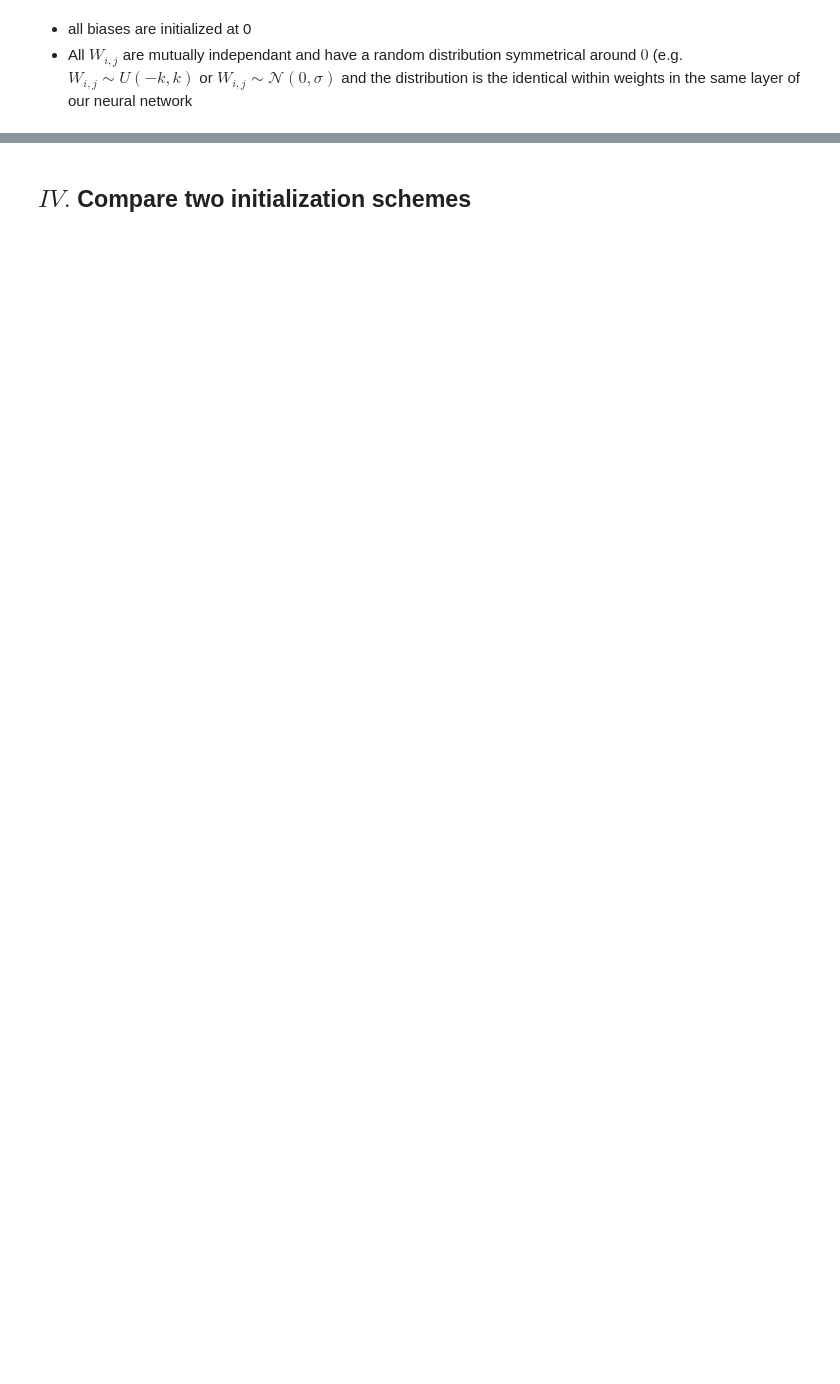
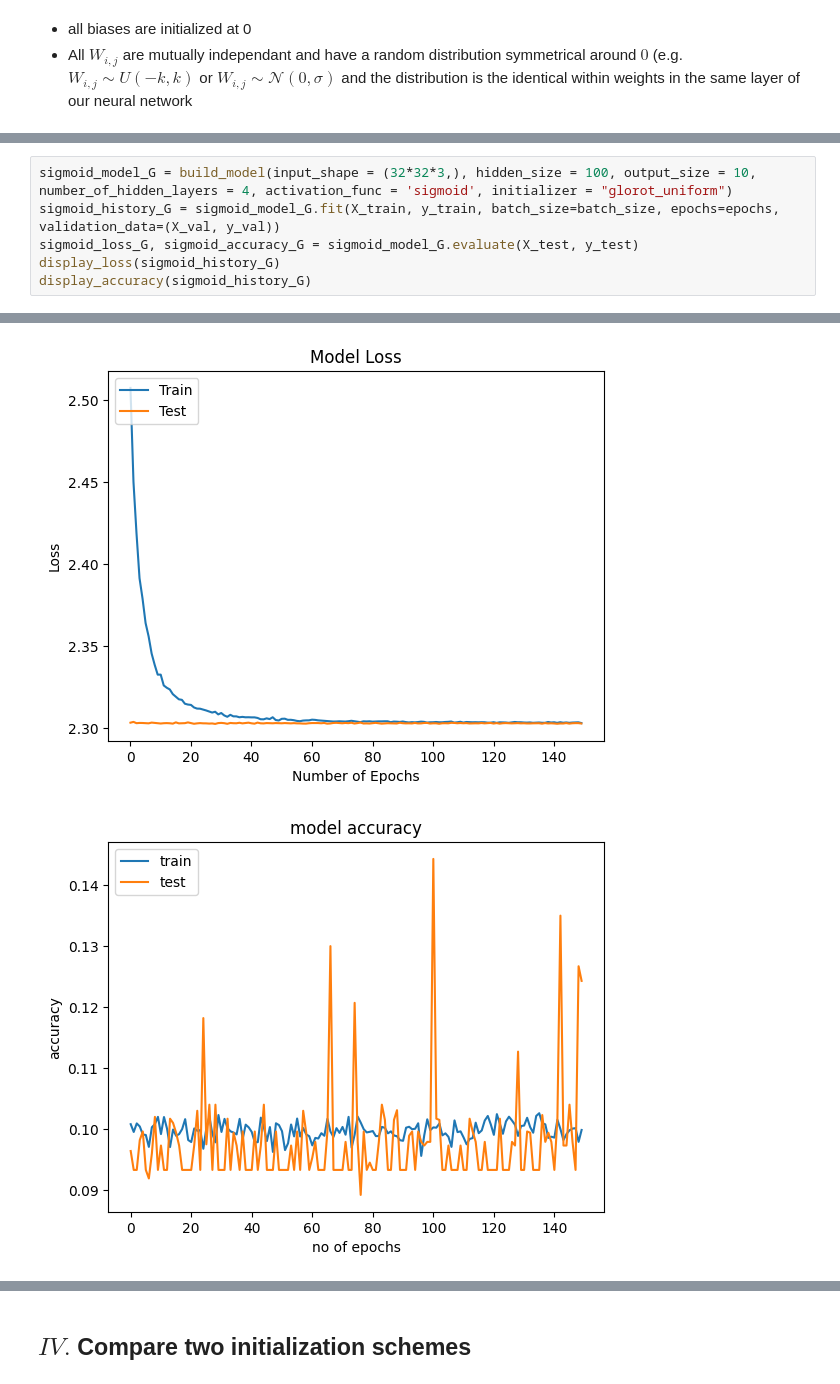
Before and after one commit to Arko04/Colab, a Jupyter notebook: HW3_P1.ipynb, the cells around one changed output, grey strips where cells are left out. Cells and saved outputs as stored; diff of their text form; blank space fills up the shorter version.

```diff
--- a/HW3_P1.ipynb
+++ b/HW3_P1.ipynb
@@ -142,0 +320,7 @@ And here is architectures of large models in part2's initialization scheme:
+# %%
+sigmoid_model_G = build_model(input_shape = (32*32*3,), hidden_size = 100, output_size = 10, number_of_hidden_layers = 4, activation_func = 'sigmoid', initializer = "glorot_uniform")
+sigmoid_history_G = sigmoid_model_G.fit(X_train, y_train, batch_size=batch_size, epochs=epochs, validation_data=(X_val, y_val))
+sigmoid_loss_G, sigmoid_accuracy_G = sigmoid_model_G.evaluate(X_test, y_test)
+display_loss(sigmoid_history_G)
+display_accuracy(sigmoid_history_G)
+# %% [output]
@@ -142,0 +344,2 @@ And here is architectures of large models in part2's initialization scheme:
+[figure, added]
+[figure, added]
```
Also changed, not shown: parts of 113 cells of this notebook.
